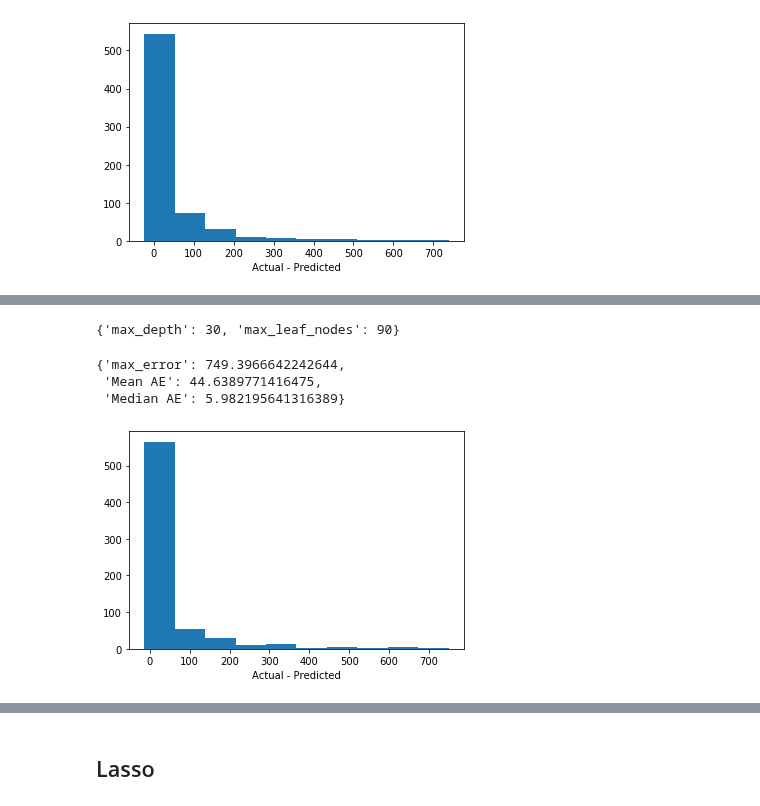
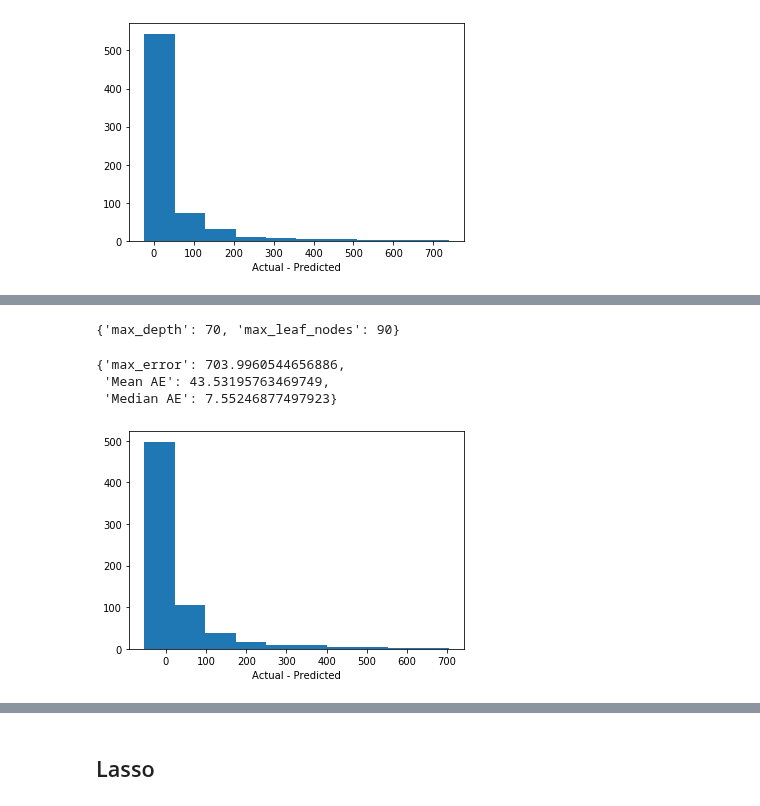
Before and after one commit to suneric98/Crescendo, a Jupyter notebook: data/regression_DaysOnTopCharts.ipynb, the cells around one changed output, grey strips where cells are left out. Saved outputs shown, nothing was run; the diff lists cells and outputs as text; code cells hidden in the pictures.

Commit message:
regression models of days on top charts

```diff
--- a/data/models_DaysOnTopCharts.ipynb
+++ b/data/regression_DaysOnTopCharts.ipynb
@@ -160,8 +160,12 @@ from sklearn.model_selection import GridSearchCV
 # %%
 med_scorer = metrics.make_scorer(metrics.median_absolute_error, False)
 # %%
-def gridsearch(model, hyperparams, X_train, y_train):
-    gs = GridSearchCV(estimator = model, verbose = 3, scoring = med_scorer, n_jobs = -1, param_grid = hyperparams).fit(X_train, y_train)
+def gridsearch(model, hyperparams, X_train, y_train, random = False, n_iter = 100):
+    if random:
+        gs = RandomizedSearchCV(estimator = model, param_distributions = hyperparams, \
+                              n_iter = n_iter, scoring = med_scorer, verbose=3, n_jobs = -1).fit(X_train, y_train)
+    else:
+        gs = GridSearchCV(estimator = model, verbose = 3, scoring = med_scorer, n_jobs = -1, param_grid = hyperparams).fit(X_train, y_train)
     return {"model": gs.best_estimator_, "params": gs.best_params_}
 # %% [markdown]
 ## Linear regression
@@ -304,10 +308,10 @@ Fitting 5 folds for each of 81 candidates, totalling 405 fits
 [Parallel(n_jobs=-1)]: Done 405 out of 405 | elapsed:  2.2min finished
 # %%
 print(cv['params'])
-evalModel(cv['model'])
+evalModel(cv['model'], X2_test, y2_test)
 # %% [output]
-{'max_depth': 30, 'max_leaf_nodes': 90}
+{'max_depth': 70, 'max_leaf_nodes': 90}
-{'max_error': 749.3966642242644,
- 'Mean AE': 44.6389771416475,
- 'Median AE': 5.982195641316389}
+{'max_error': 703.9960544656886,
+ 'Mean AE': 43.53195763469749,
+ 'Median AE': 7.55246877497923}
-[figure, old version]
+[figure, new version]
```
Also changed, not shown: parts of 34 cells of this notebook.
